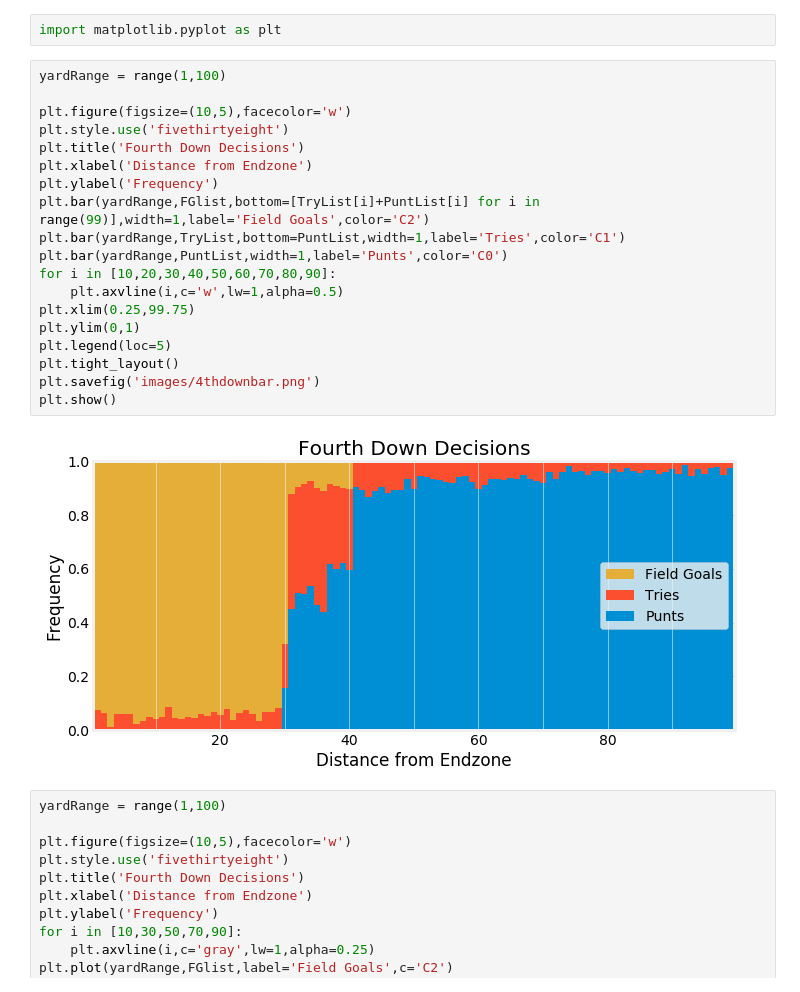
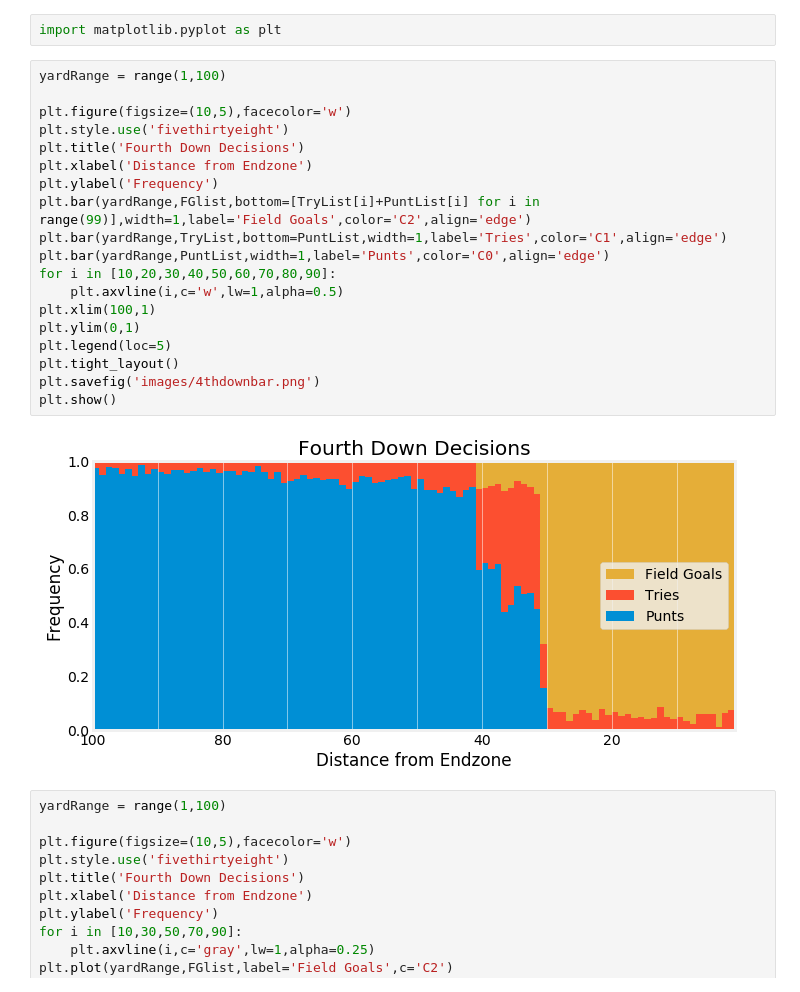
Before and after one commit to SimFootballDev/surrender_punt, a Jupyter notebook: surrender.ipynb, the cells around one changed output. Cells and saved outputs as stored; diff of their text form.

Commit message:
update images

```diff
--- a/surrender.ipynb
+++ b/surrender.ipynb
@@ -209,24 +209,24 @@ import matplotlib.pyplot as plt
 # %%
 yardRange = range(1,100)
 
 plt.figure(figsize=(10,5),facecolor='w')
 plt.style.use('fivethirtyeight')
 plt.title('Fourth Down Decisions')
 plt.xlabel('Distance from Endzone')
 plt.ylabel('Frequency')
-plt.bar(yardRange,FGlist,bottom=[TryList[i]+PuntList[i] for i in range(99)],width=1,label='Field Goals',color='C2')
-plt.bar(yardRange,TryList,bottom=PuntList,width=1,label='Tries',color='C1')
-plt.bar(yardRange,PuntList,width=1,label='Punts',color='C0')
+plt.bar(yardRange,FGlist,bottom=[TryList[i]+PuntList[i] for i in range(99)],width=1,label='Field Goals',color='C2',align='edge')
+plt.bar(yardRange,TryList,bottom=PuntList,width=1,label='Tries',color='C1',align='edge')
+plt.bar(yardRange,PuntList,width=1,label='Punts',color='C0',align='edge')
 for i in [10,20,30,40,50,60,70,80,90]:
     plt.axvline(i,c='w',lw=1,alpha=0.5)
-plt.xlim(0.25,99.75)
+plt.xlim(100,1)
 plt.ylim(0,1)
 plt.legend(loc=5)
 plt.tight_layout()
 plt.savefig('images/4thdownbar.png')
 plt.show()
 # %% [output]
-[figure, old version]
+[figure, new version]
 # %%
 yardRange = range(1,100)
 
```
Also changed, not shown: 2 other files.
